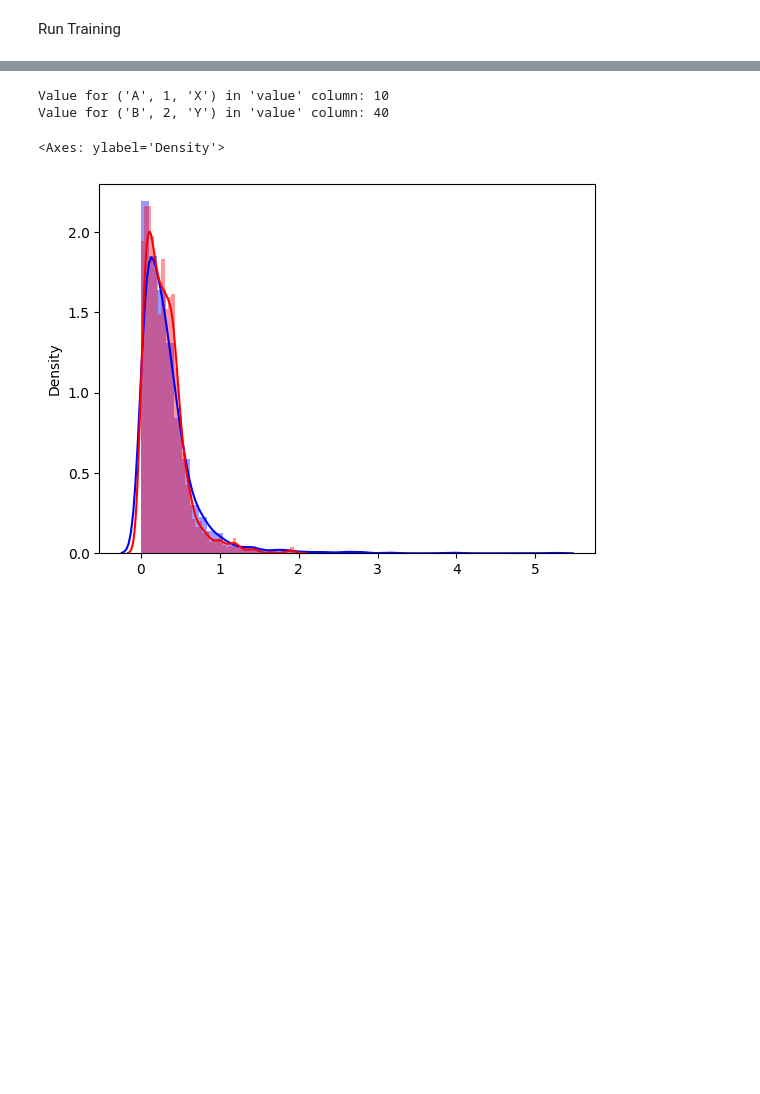
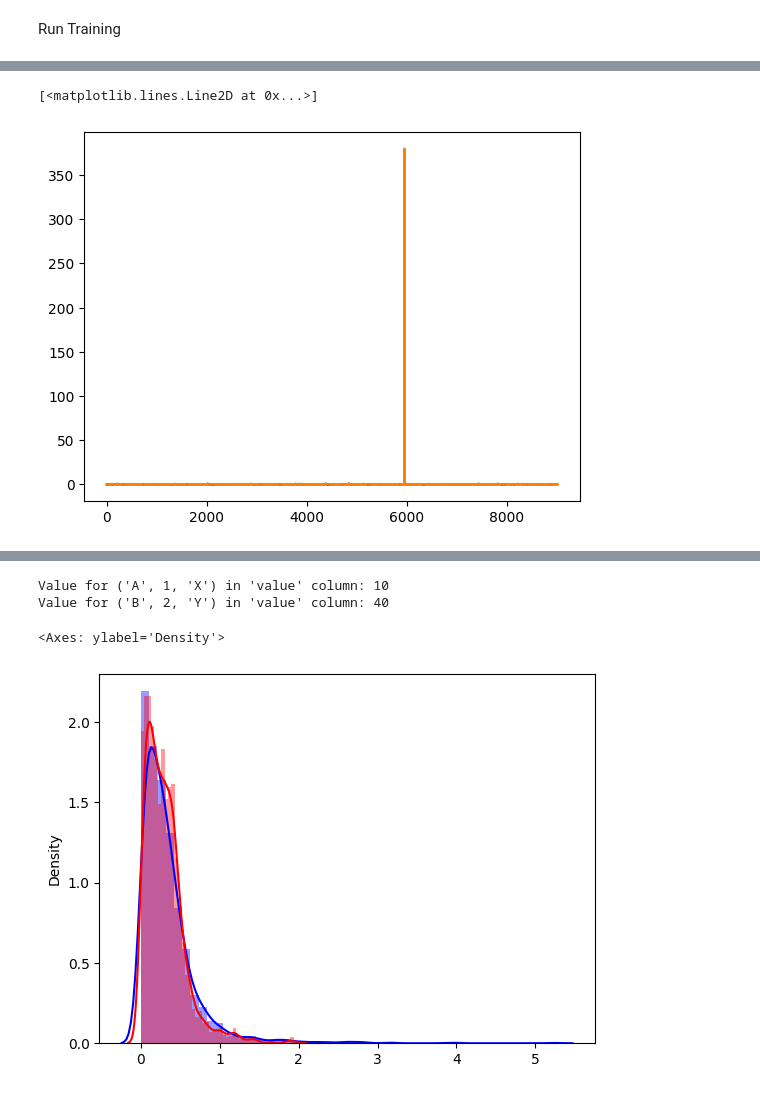
Before and after one commit to neilashwinraj/GNN, a Jupyter notebook: Particle_GNN_simple_connections.ipynb, the cells around one changed output, grey strips where cells are left out. Saved outputs shown, nothing was run; the diff lists cells and outputs as text; code cells hidden in the pictures; blank space fills up the shorter version.

```diff
--- a/Particle_GNN_simple_connections.ipynb
+++ b/Particle_GNN_simple_connections.ipynb
@@ -614,0 +693,6 @@ Particle number :  2400
+# %%
+plt.plot(from_mean)
+plt.plot(from_pred)
+# %% [output]
+[<matplotlib.lines.Line2D at 0x...>]
+[figure, added]
```
Also changed, not shown: parts of 16 cells of this notebook, 1 other file.
